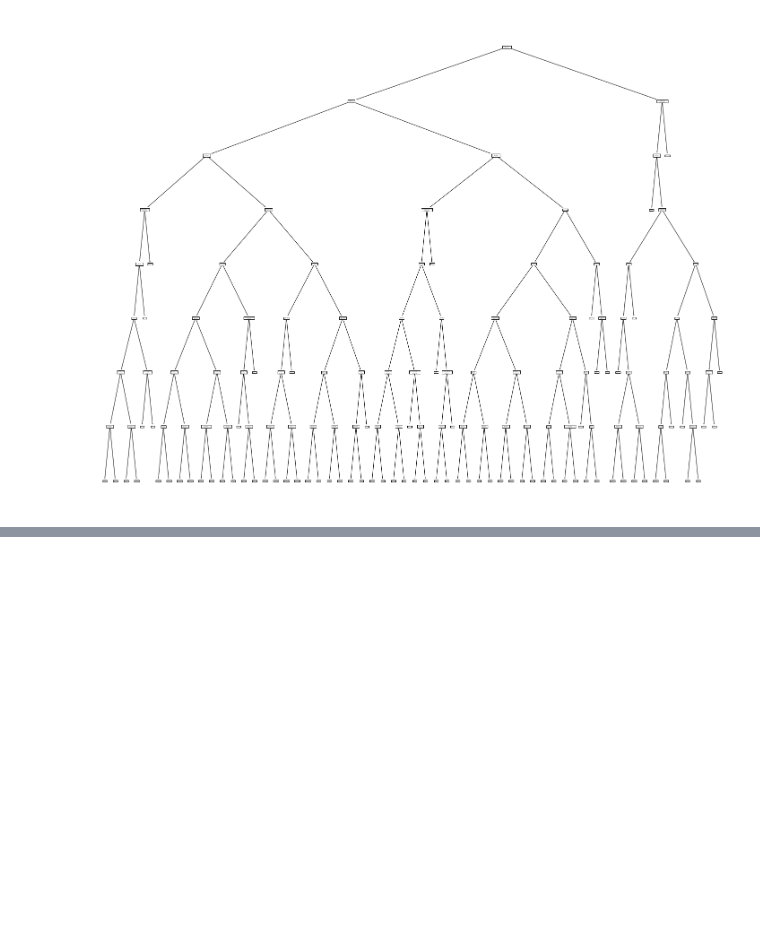
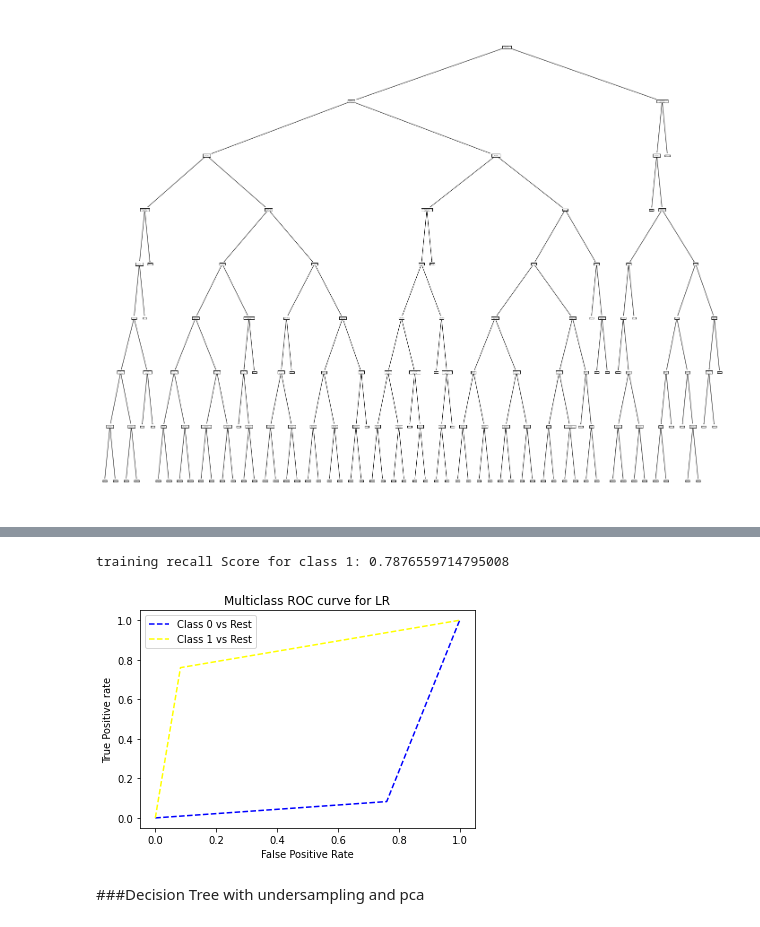
Before and after one commit to divya-medarametla/CMPE-255-Credit_Hazard-Forecasting, a Jupyter notebook: CMPE_255_Final.ipynb, the cells around one changed output, grey strips where cells are left out. Drawn from its saved outputs; the diff is of its cells as text; code cells hidden in the pictures; blank space fills up the shorter version.

```diff
--- a/CMPE_255_Final.ipynb
+++ b/CMPE_255_Final.ipynb
@@ -1115,0 +1175,2 @@ fig = plot_tree(grid_result.best_estimator_, feature_names=features.keys())
+# %%
+grid_result = DT(x_train_dres, y_train_dres)
@@ -1115,0 +1197,5 @@ fig = plot_tree(grid_result.best_estimator_, feature_names=features.keys())
+# %%
+y_prediction = grid_result.predict(x_test)
+scores(y_test, y_prediction)
+DTresult['DT3']= recall_score(y_test, y_prediction, average=None)[1]
+print('testing recall Score:',DTresult['DT3'])
@@ -1115,0 +1223,11 @@ fig = plot_tree(grid_result.best_estimator_, feature_names=features.keys())
+# %%
+y_pre = grid_result.predict(x_train_dres)
+print('training recall Score for class 1:',recall_score(y_train_dres, y_pre, average=None)[1])
+# %% [output]
+training recall Score for class 1: 0.7876559714795008
+# %%
+roc(y_test, y_prediction)
+# %% [output]
+[figure, added]
+# %% [markdown]
+###Decision Tree with undersampling and pca
```
Also changed, not shown: parts of 33 cells of this notebook.
